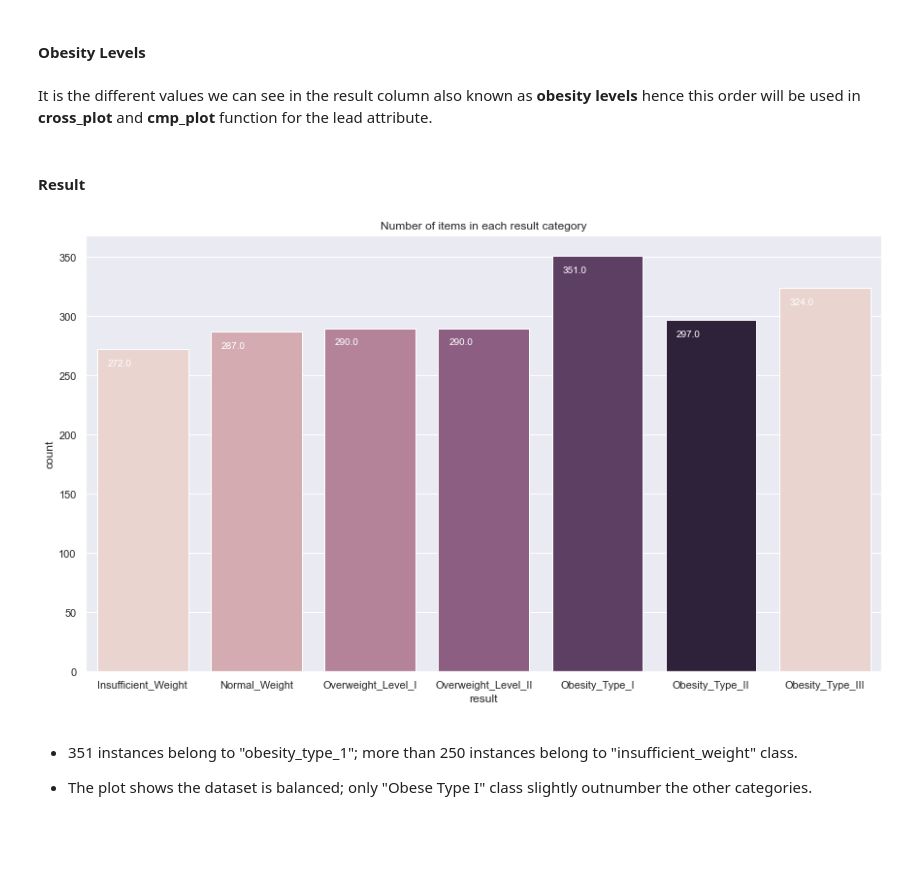
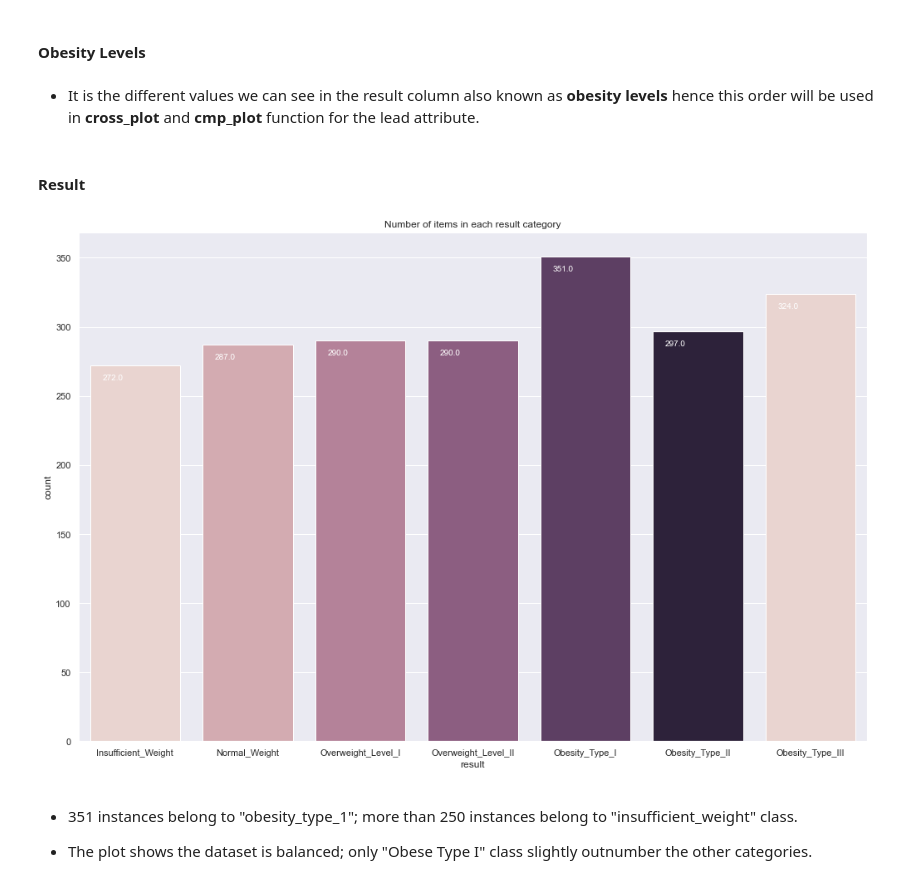
Before and after one commit to SanketAgwl/Obesity-Prediction-Data-Science, a Jupyter notebook: project.ipynb, the cells around one changed output. Cells and saved outputs as stored; diff of their text form; code cells hidden in the pictures; blank space fills up the shorter version.

```diff
--- a/project.ipynb
+++ b/project.ipynb
@@ -243,20 +243,19 @@ def cmp_plot(dataset, lead_category, sup_category, order = None):
 - The function uses **seaborn** library.
 # %%
 sns.axes_style("darkgrid")
-sns.set(rc={'figure.figsize':(11.7,8.27)})
+sns.set(rc={'figure.figsize':(17 ,11.27)})
 # %% [markdown]
 #### Obesity Levels
 # %%
 weight_order=  ["Insufficient_Weight", "Normal_Weight", "Overweight_Level_I", "Overweight_Level_II", "Obesity_Type_I", "Obesity_Type_II", "Obesity_Type_III"]
 # %% [markdown]
-It is the different values we can see in the result column also known as **obesity levels** hence this order will be used in **cross_plot** and **cmp_plot** function for the lead attribute.
+* It is the different values we can see in the result column also known as **obesity levels** hence this order will be used in **cross_plot** and **cmp_plot** function for the lead attribute.
 # %% [markdown]
 #### Result
 # %%
-sns.set(rc={'figure.figsize':(14.7,8.27)})
 count_values(df, "result", weight_order)
 # %% [output]
-[figure, old version]
+[figure, new version]
 # %% [markdown]
 * 351 instances belong to "obesity_type_1"; more than 250 instances belong to "insufficient_weight" class.
 
```
Also changed, not shown: parts of 67 cells of this notebook, 2 other files.
